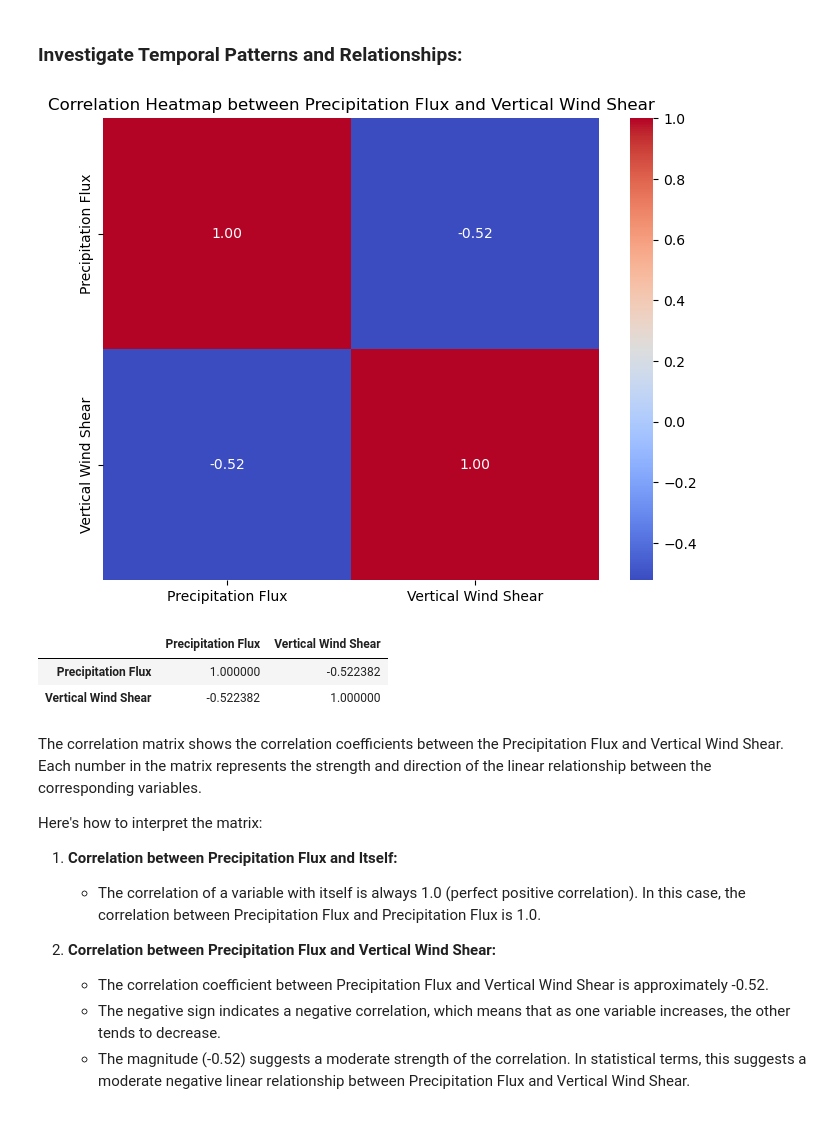
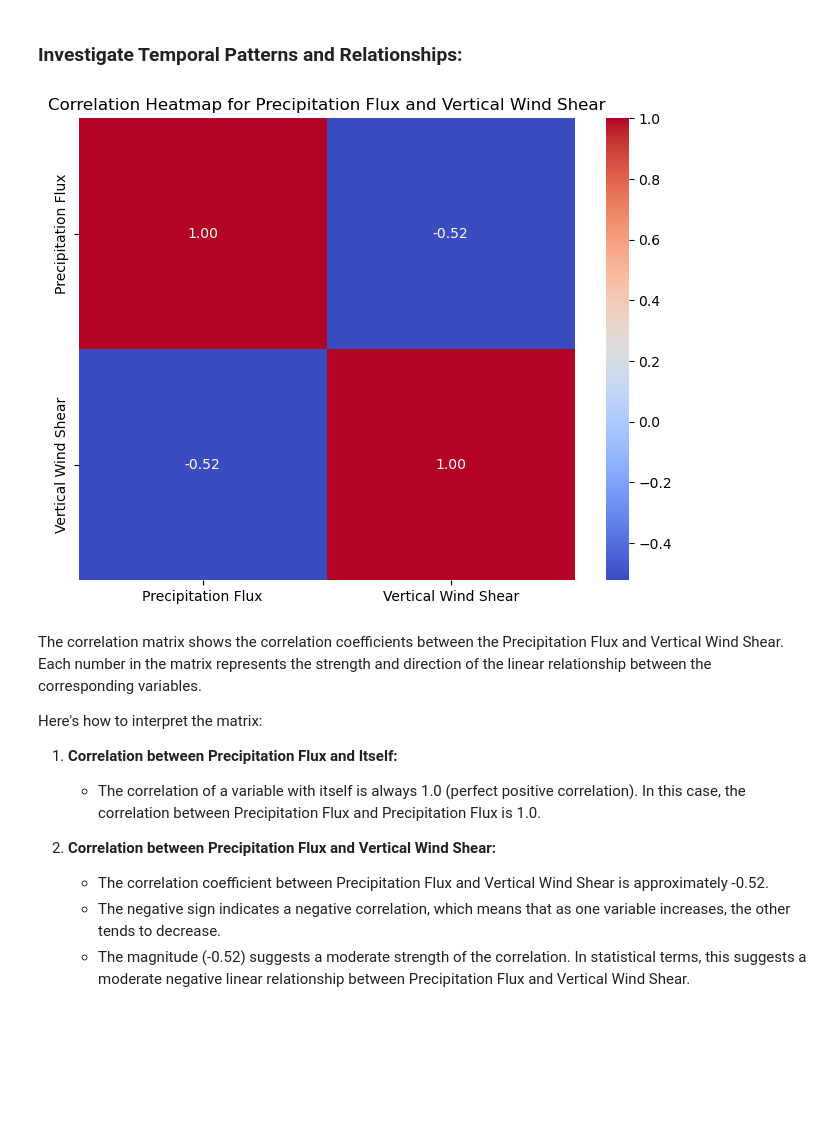
Before and after one commit to CalebTek/west-africa-rainfall-shear-analysis, a Jupyter notebook: CMIP5_Analysis.ipynb, the cells around one changed output. Drawn from its saved outputs; the diff is of its cells as text; code cells hidden in the pictures; blank space fills up the shorter version.

```diff
--- a/CMIP5_Analysis.ipynb
+++ b/CMIP5_Analysis.ipynb
@@ -139,3 +144,7 @@ import os
 # Create a directory named 'figures' if it doesn't exist
 save_dir = 'figures'
 os.makedirs(save_dir, exist_ok=True)
+
+# Create a directory named 'CMIP5' if it doesn't exist
+save_dir = 'figures/CMIP5'
+os.makedirs(save_dir, exist_ok=True)
@@ -383,69 +173,11 @@ plot_dual_time_series(
 # %% [markdown]
 ### Investigate Temporal Patterns and Relationships:
 # %%
-import matplotlib.pyplot as plt
-import seaborn as sns
-import pandas as pd
-import numpy as np
-import os
-
-
-# Extracting variables for Precipitation Flux
-time_values_pr_flux = pr_flux.time.values
-pr_flux_values = pr_flux.values.flatten()
-
-# Convert cftime datetime values to Python datetime objects
-time_values_pr_flux = [mdates.date2num(val) for val in time_values_pr_flux]
-
-# Reshape precipitation flux values to match the shape of time values
-pr_flux_values = pr_flux_values[:len(time_values_pr_flux)]
-
-# Extracting variables for Vertical Wind Shear
-time_values_wind_shear = vertical_wind_shear.time.values
-wind_shear_values = vertical_wind_shear.values.flatten()
-
-# Convert cftime datetime values to Python datetime objects
-time_values_wind_shear = [mdates.date2num(val) for val in time_values_wind_shear]
-
-# Reshape wind shear values to match the shape of time values
-wind_shear_values = wind_shear_values[:len(time_values_wind_shear)]
-
-# Load the data into DataFrames
-df_pr_flux = pd.DataFrame({'Time': time_values_pr_flux, 'Precipitation Flux': pr_flux_values})
-df_wind_shear = pd.DataFrame({'Time': time_values_wind_shear, 'Vertical Wind Shear': wind_shear_values})
-
-# Convert time to datetime
-df_pr_flux['Time'] = pd.to_datetime(df_pr_flux['Time'])
-df_wind_shear['Time'] = pd.to_datetime(df_wind_shear['Time'])
-
-# Set Time as the index
-df_pr_flux.set_index('Time', inplace=True)
-df_wind_shear.set_index('Time', inplace=True)
-
-# Resample data to monthly averages
-df_pr_flux_monthly = df_pr_flux.resample('M').mean()
-df_wind_shear_monthly = df_wind_shear.resample('M').mean()
-
-# Check for correlations
-df_combined = pd.concat([df_pr_flux, df_wind_shear], axis=1)
-correlation_matrix = df_combined.corr()
-
-# Plot correlation heatmap
-plt.figure(figsize=(8, 6))
-sns.heatmap(correlation_matrix, annot=True, cmap='coolwarm', fmt='.2f')
-plt.title('Correlation Heatmap between Precipitation Flux and Vertical Wind Shear')
-plt.savefig(os.path.join(save_dir, 'correlation_heatmap.png'))
-
-# Show the plots
-plt.show()
+from plot_utils import plot_correlation_heatmap
-# %% [output]
-[figure, removed]
-# %%
-correlation_matrix
-# %% [output]
-|  | Precipitation Flux | Vertical Wind Shear |
-| Precipitation Flux | 1.000000 | -0.522382 |
-| Vertical Wind Shear | -0.522382 | 1.000000 |
+# %%
+plot_correlation_heatmap(pr_flux, vertical_wind_shear, save_dir, 'Precipitation Flux', 'Vertical Wind Shear')
+# %% [output]
+[figure, added]
 # %% [markdown]
 The correlation matrix shows the correlation coefficients between the Precipitation Flux and Vertical Wind Shear. Each number in the matrix represents the strength and direction of the linear relationship between the corresponding variables.
 
```
Also changed, not shown: parts of 32 cells of this notebook, 52 other files.
